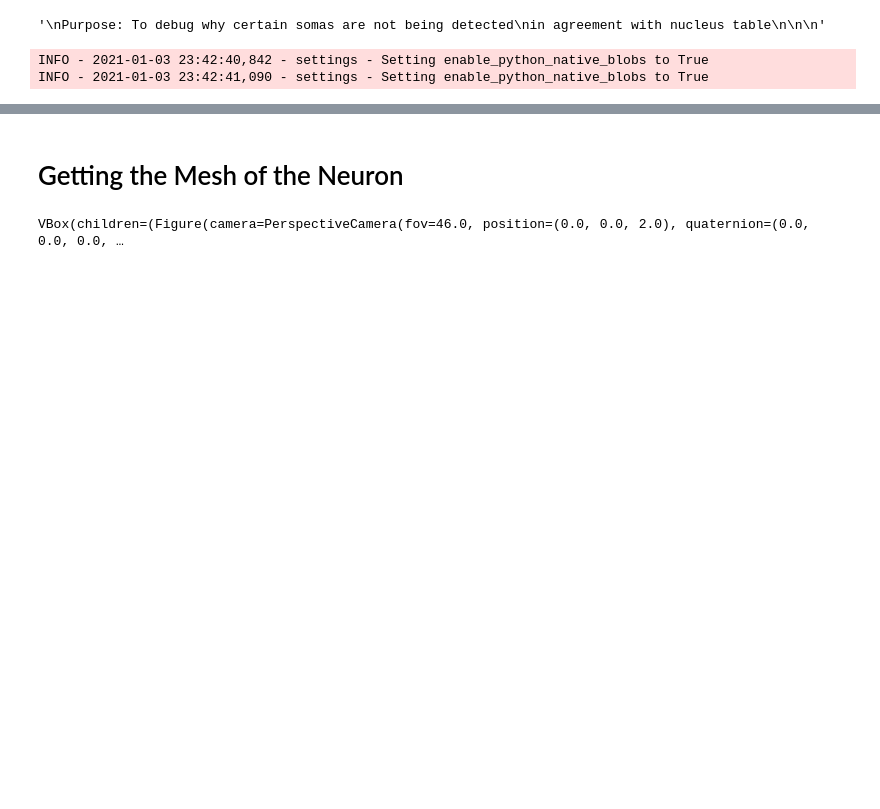
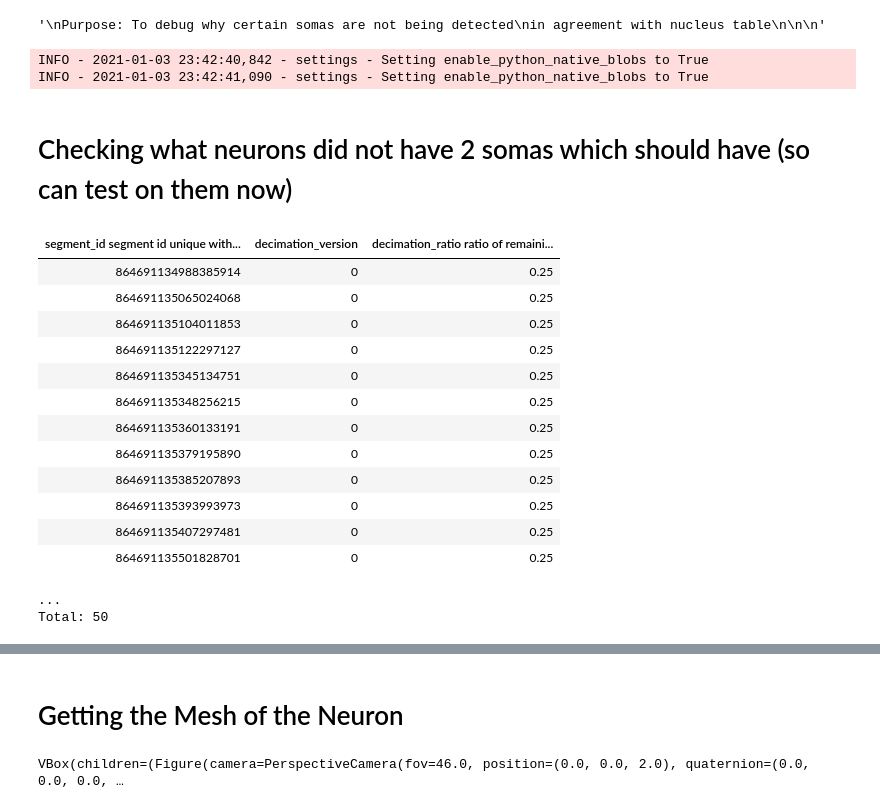
Before and after one commit to celiibrendan/neuron_mesh_tools, a Jupyter notebook: Auto_Proofreading/Soma_Splitting/Soma_Detection_Debug/Soma_Detection_Unpacked.ipynb, the cells around one changed output, grey strips where cells are left out. Cells and saved outputs as stored; diff of their text form; code cells hidden in the pictures; blank space fills up the shorter version.

```diff
--- a/Auto_Proofreading/Soma_Splitting/Soma_Detection_Debug/Soma_Detection_Unpacked.ipynb
+++ b/Auto_Proofreading/Soma_Splitting/Soma_Detection_Debug/Soma_Detection_Unpacked.ipynb
@@ -22,3 +22,28 @@ minnie,schema = du.configure_minnie_vm()
 # %% [output]
 INFO - 2021-01-03 23:42:40,842 - settings - Setting enable_python_native_blobs to True
 INFO - 2021-01-03 23:42:41,090 - settings - Setting enable_python_native_blobs to True
+# %% [markdown]
+# Checking what neurons did not have 2 somas which should have (so can test on them now)
+# %%
+decimation_version = 0
+decimation_ratio = 0.25
+key_source = (minnie.Decimation().proj(decimation_version='version')  &
+              dict(decimation_version=decimation_version,decimation_ratio=decimation_ratio)
+              & minnie.MultiSomaProofread() & (dj.U("segment_id") & (minnie.BaylorSegmentCentroid() & "multiplicity=1").proj()))
+key_source
+# %% [output]
+| segment_id segment id unique with... | decimation_version | decimation_ratio ratio of remaini... |
+| 864691134988385914 | 0 | 0.25 |
+| 864691135065024068 | 0 | 0.25 |
+| 864691135104011853 | 0 | 0.25 |
+| 864691135122297127 | 0 | 0.25 |
+| 864691135345134751 | 0 | 0.25 |
+| 864691135348256215 | 0 | 0.25 |
+| 864691135360133191 | 0 | 0.25 |
+| 864691135379195890 | 0 | 0.25 |
+| 864691135385207893 | 0 | 0.25 |
+| 864691135393993973 | 0 | 0.25 |
+| 864691135407297481 | 0 | 0.25 |
+| 864691135501828701 | 0 | 0.25 |
+...
+Total: 50
```
Also changed, not shown: parts of 14 cells of this notebook, 4 other files.
